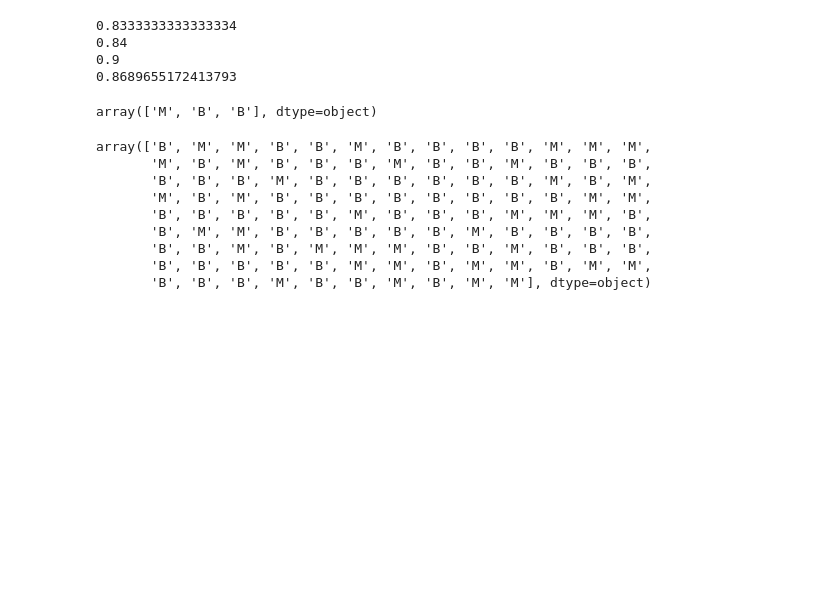
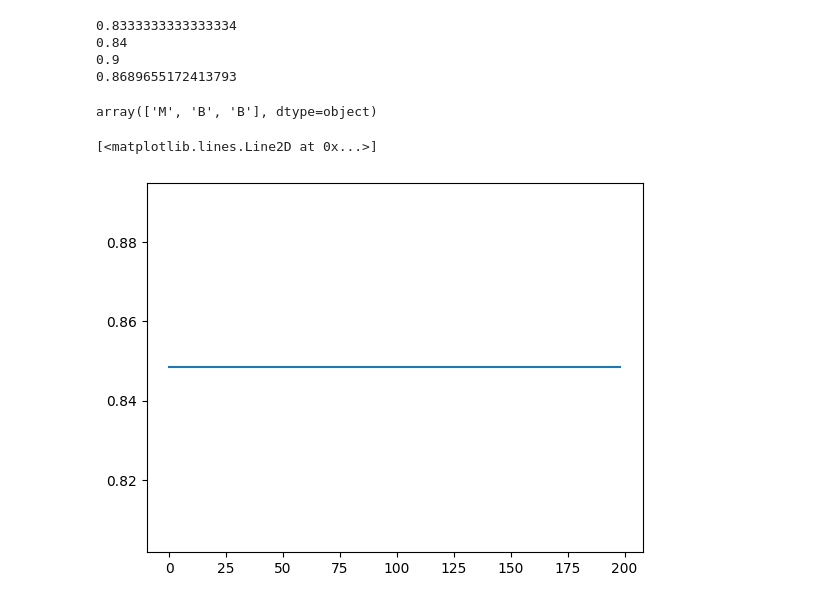
Before and after one commit to mohammedanas089/PracticeRepo, a Jupyter notebook: DSLab/labThreeKNN.ipynb, the cells around one changed output. Drawn from its saved outputs; the diff is of its cells as text; code cells hidden in the pictures; blank space fills up the shorter version.

Commit message:
Added Saturation graph

```diff
--- a/DSLab/labThreeKNN.ipynb
+++ b/DSLab/labThreeKNN.ipynb
@@ -86,14 +89,15 @@ knn.predict(x)
 # %% [output]
 array(['M', 'B', 'B'], dtype=object)
 # %%
-knn.predict(xtest)
+graphSize=200
+modelScoreList=[]
+for i in range(1,graphSize):
+    knn=KNeighborsClassifier(n_neighbors=i)
+    knn.fit(xtrain,ytrain)
+    modelScore=knn.score(xtrain,ytrain)
+    modelScoreList.append(modelScore)
-# %% [output]
-array(['B', 'M', 'M', 'B', 'B', 'M', 'B', 'B', 'B', 'B', 'M', 'M', 'M',
-       'M', 'B', 'M', 'B', 'B', 'B', 'M', 'B', 'B', 'M', 'B', 'B', 'B',
-       'B', 'B', 'B', 'M', 'B', 'B', 'B', 'B', 'B', 'B', 'M', 'B', 'M',
-       'M', 'B', 'M', 'B', 'B', 'B', 'B', 'B', 'B', 'B', 'B', 'M', 'M',
-       'B', 'B', 'B', 'B', 'B', 'M', 'B', 'B', 'B', 'M', 'M', 'M', 'B',
-       'B', 'M', 'M', 'B', 'B', 'B', 'B', 'B', 'M', 'B', 'B', 'B', 'B',
-       'B', 'B', 'M', 'B', 'M', 'M', 'M', 'B', 'B', 'M', 'B', 'B', 'B',
-       'B', 'B', 'B', 'B', 'B', 'M', 'M', 'B', 'M', 'M', 'B', 'M', 'M',
-       'B', 'B', 'B', 'M', 'B', 'B', 'M', 'B', 'M', 'M'], dtype=object)
+# %%
+plt.plot(range(0,graphSize-1),modelScoreList)
+# %% [output]
+[<matplotlib.lines.Line2D at 0x...>]
+[figure, added]
```
Also changed, not shown: parts of 3 cells of this notebook.
